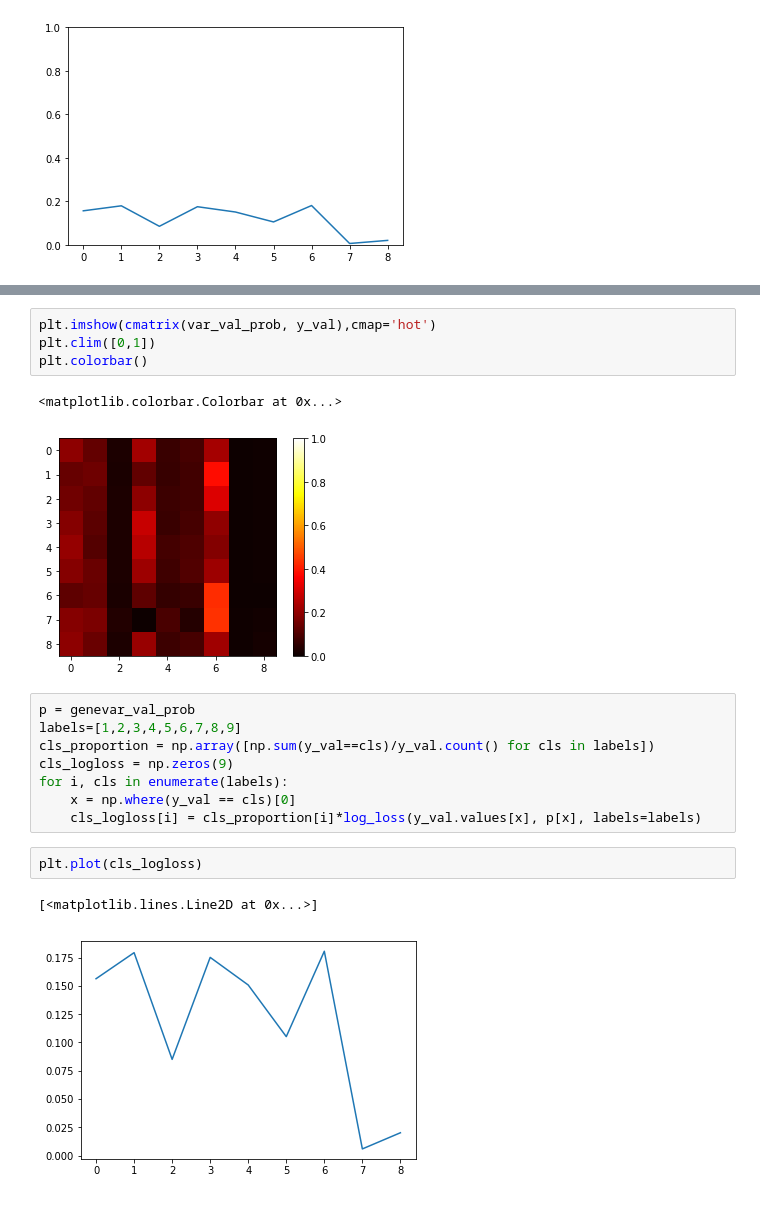
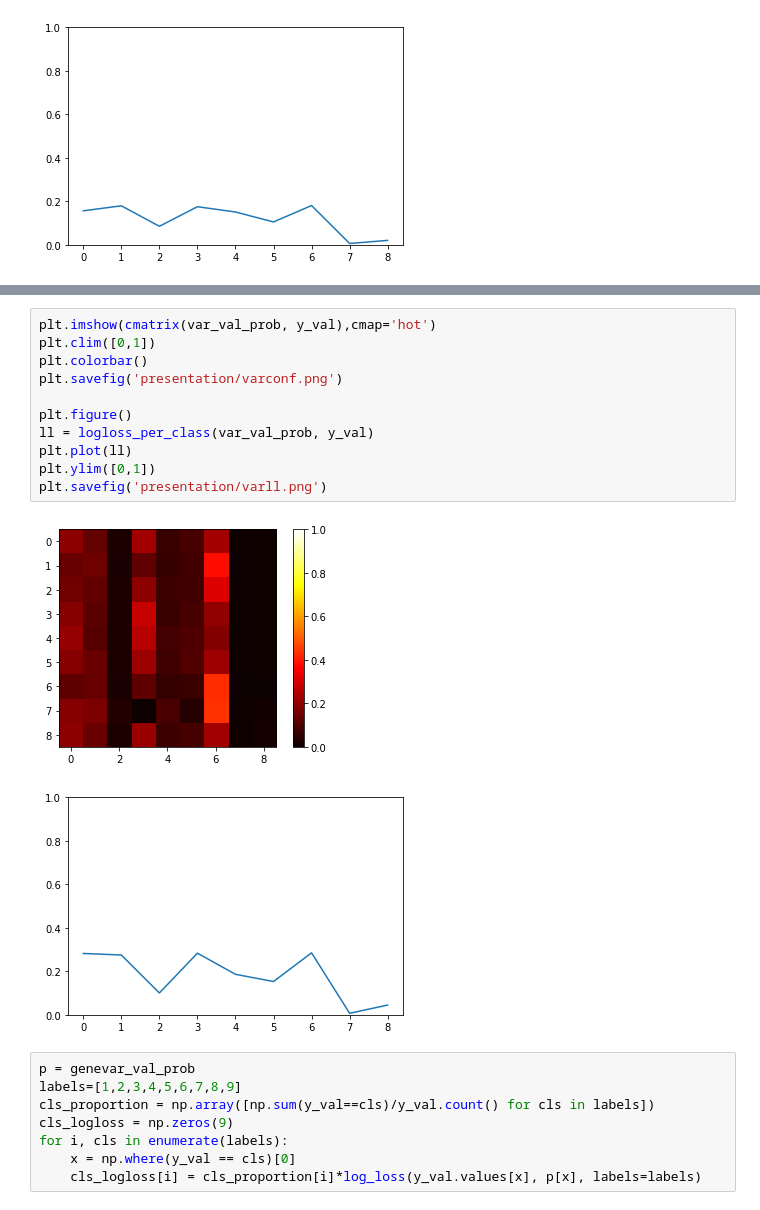
Before and after one commit to Fuuzball/I_vote_for_cancer, a Jupyter notebook: confusion.ipynb, the cells around one changed output, grey strips where cells are left out. Cells and saved outputs as stored; diff of their text form.

```diff
--- a/confusion.ipynb
+++ b/confusion.ipynb
@@ -112,10 +112,17 @@ plt.savefig('presentation/genevarll.png')
 # %%
 plt.imshow(cmatrix(var_val_prob, y_val),cmap='hot')
 plt.clim([0,1])
 plt.colorbar()
+plt.savefig('presentation/varconf.png')
+
+plt.figure()
+ll = logloss_per_class(var_val_prob, y_val)
+plt.plot(ll)
+plt.ylim([0,1])
+plt.savefig('presentation/varll.png')
 # %% [output]
-<matplotlib.colorbar.Colorbar at 0x...>
 [figure]
+[figure, added]
 # %%
 p = genevar_val_prob
 labels=[1,2,3,4,5,6,7,8,9]
@@ -124,8 +131,3 @@ cls_logloss = np.zeros(9)
 for i, cls in enumerate(labels):
     x = np.where(y_val == cls)[0]
     cls_logloss[i] = cls_proportion[i]*log_loss(y_val.values[x], p[x], labels=labels)
-# %%
-plt.plot(cls_logloss)
-# %% [output]
-[<matplotlib.lines.Line2D at 0x...>]
-[figure, removed]
```
Also changed, not shown: parts of 2 cells of this notebook, 1 other file.
